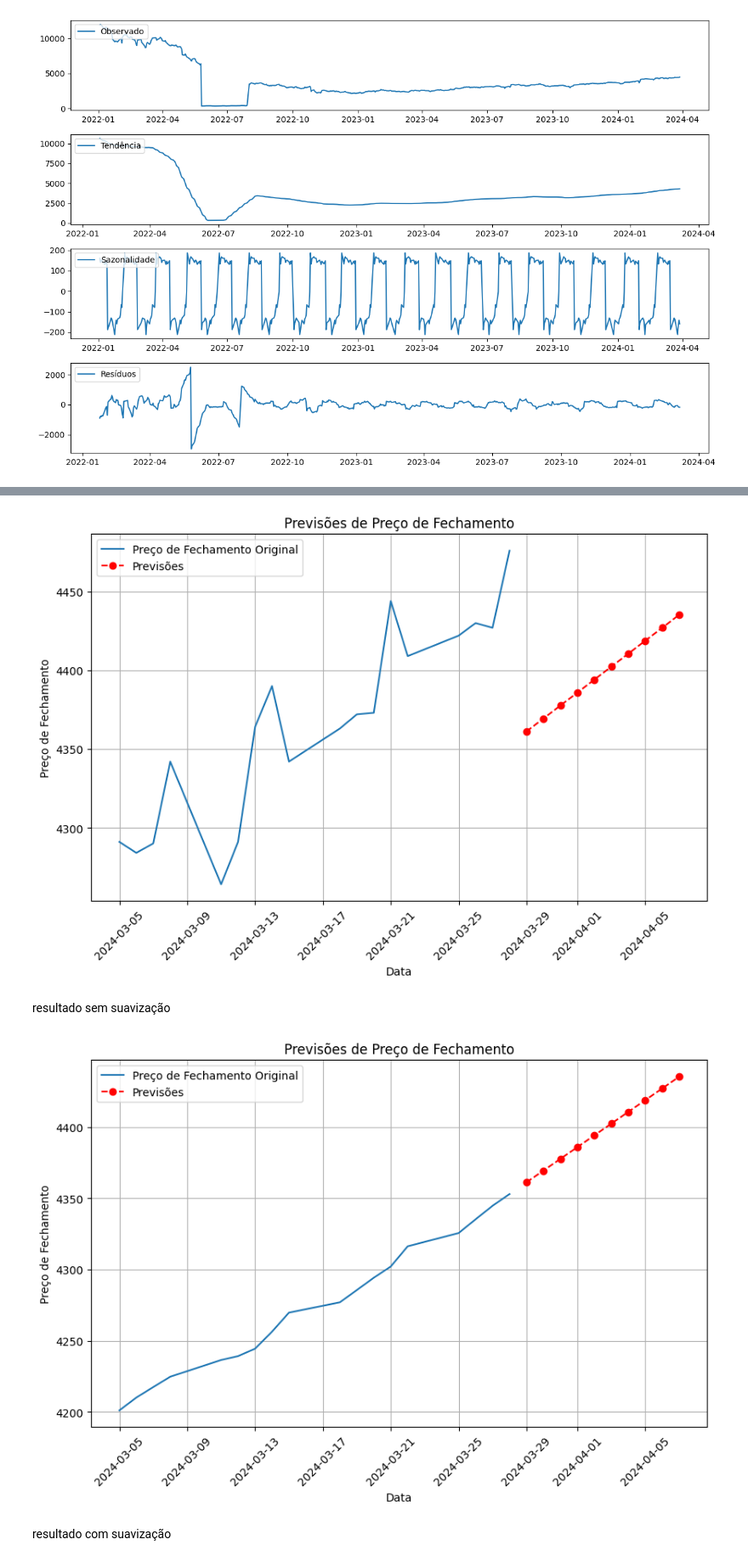
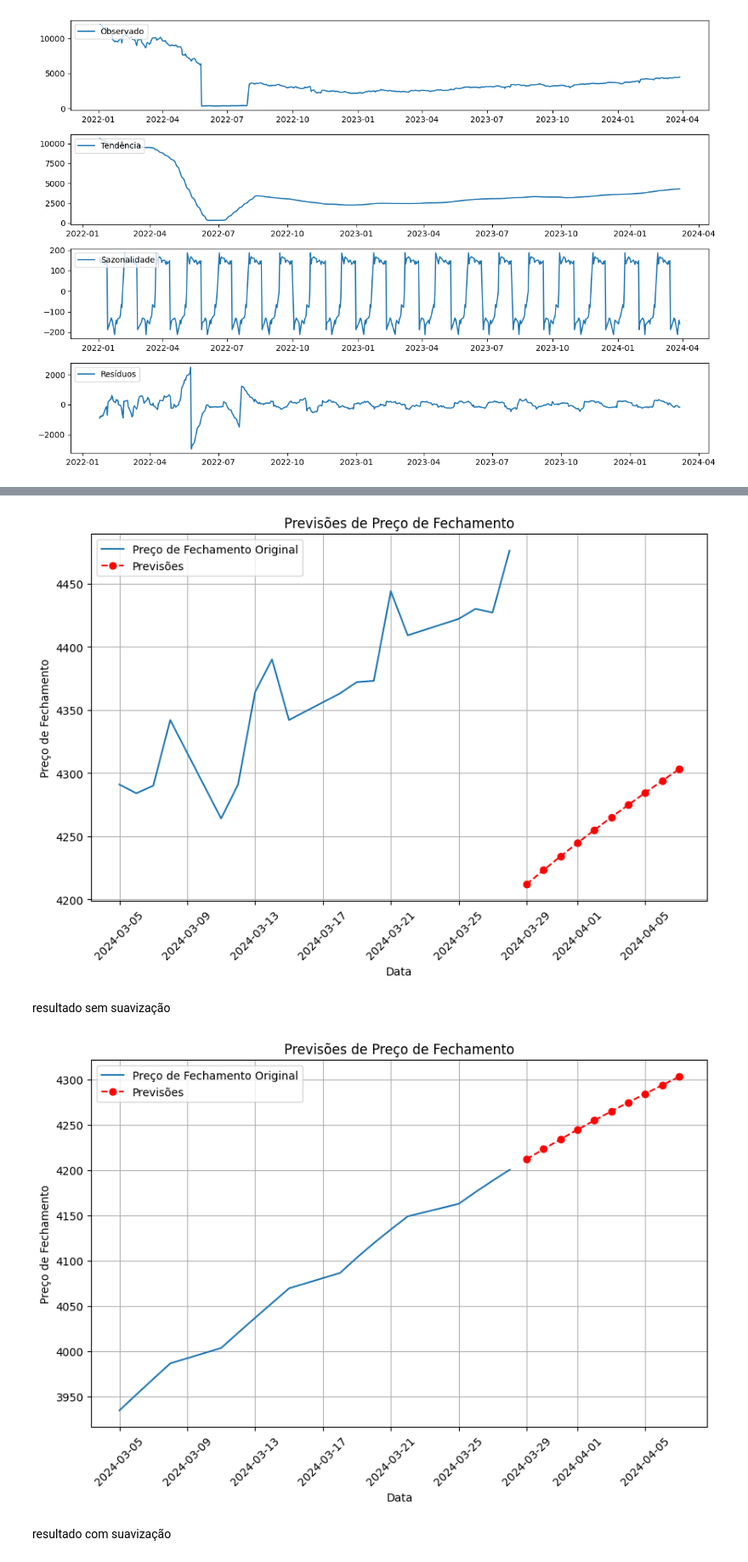
Before and after one commit to sergiolfaria/Atividades_Ciencia_De_Dados, a Jupyter notebook: Trabalho Arima/Arima.ipynb, the cells around one changed output, grey strips where cells are left out. Shown at 85% size. Saved outputs shown, nothing was run; the diff lists cells and outputs as text; code cells hidden in the pictures.

```diff
--- a/Trabalho Arima/Arima.ipynb
+++ b/Trabalho Arima/Arima.ipynb
@@ -82,3 +59,18 @@ plt.tight_layout()
 plt.show()
 # %% [output]
 [figure]
+# %%
+# Aplicando a média móvel para reduzir a sazonalidade e o ruído
+window_size = 30  # Escolha o tamanho da janela de média móvel
+AMAZON_df['Media_Movel'] = AMAZON_df['Suavizacao_EXP'].rolling(window=window_size).mean()
+
+# Plotando a série original e a série suavizada pela média móvel
+plt.figure(figsize=(10, 6))
+plt.plot(AMAZON_df.index, AMAZON_df['Preco_Fechamento'], label='Original')
+plt.plot(AMAZON_df.index, AMAZON_df['Media_Movel'], label='Média Móvel')
+plt.title('Suavização com Média Móvel')
+plt.xlabel('Data')
+plt.ylabel('Preço de Fechamento')
+plt.legend()
+plt.tight_layout()
+plt.show()
@@ -94,3 +88,8 @@ Valor-p: 0.03844301070688323
+# %%
+nan_indices = AMAZON_df['Media_Movel'].index[AMAZON_df['Media_Movel'].apply(np.isnan)]
+
+# Removendo linhas com valores NaN na coluna 'Media_Movel'
+AMAZON_df.drop(index=nan_indices, inplace=True)
 # %%
 
 
@@ -179,30 +178,30 @@ plt.grid(True)
 
 plt.show()
 # %% [output]
-[figure, old version]
+[figure, new version]
 # %% [markdown]
 resultado sem suavização
 # %%
 # Definindo a data de início
 data_inicio = '2024-03-05'
 
 # Selecionando os dados a partir da data de início
 AMAZON_df_plot = AMAZON_df[data_inicio:]
 previsoes_df_plot = previsoes_df[data_inicio:]
 
 # Plot das previsões
 plt.figure(figsize=(10, 6))
-plt.plot(AMAZON_df_plot.index, AMAZON_df_plot['Suavizacao_EXP'], label='Preço de Fechamento Original')
+plt.plot(AMAZON_df_plot.index, AMAZON_df_plot['Media_Movel'], label='Preço de Fechamento Original')
 plt.plot(previsoes_df_plot.index, previsoes_df_plot['Previsao'], marker='o', linestyle='--', color='red', label='Previsões')
 plt.title('Previsões de Preço de Fechamento')
 plt.xlabel('Data')
 plt.ylabel('Preço de Fechamento')
 plt.xticks(rotation=45)  # Rotação de 45 graus no eixo x
 plt.legend()
 plt.grid(True)
 
 plt.show()
 # %% [output]
-[figure, old version]
+[figure, new version]
 # %% [markdown]
 resultado com suavização
```
Also changed, not shown: parts of 9 cells of this notebook.
